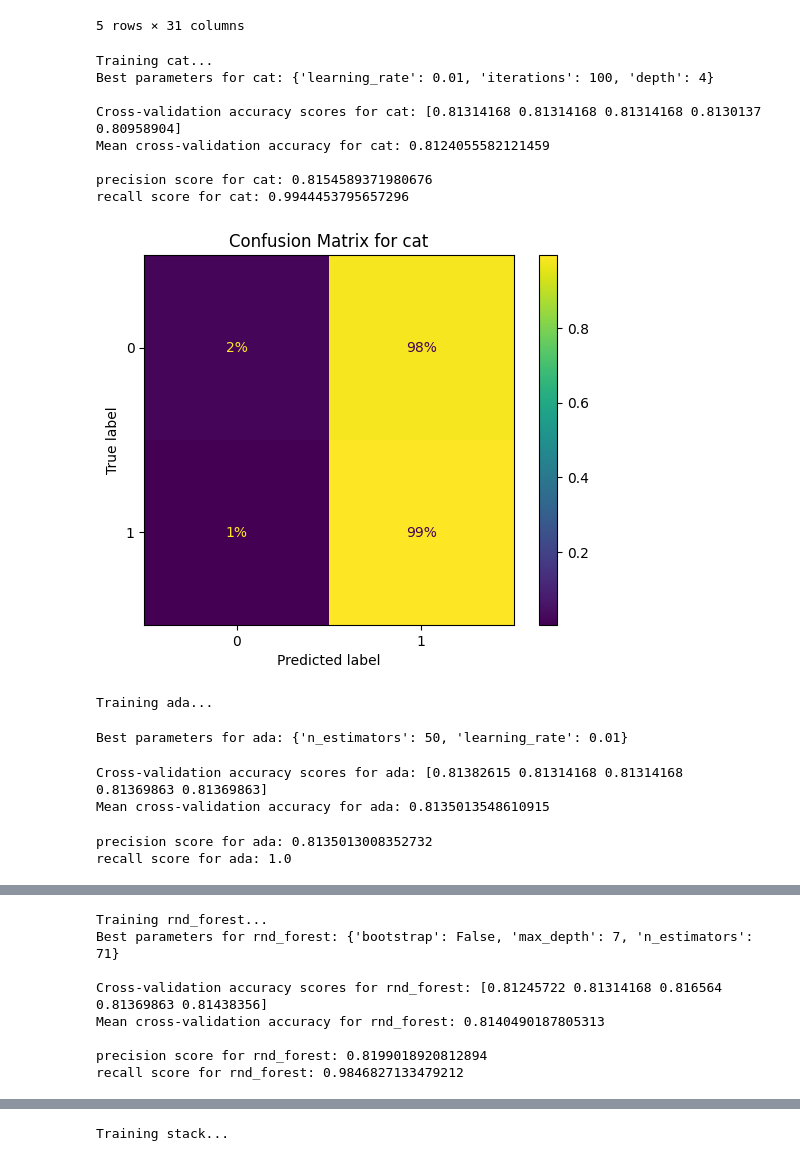
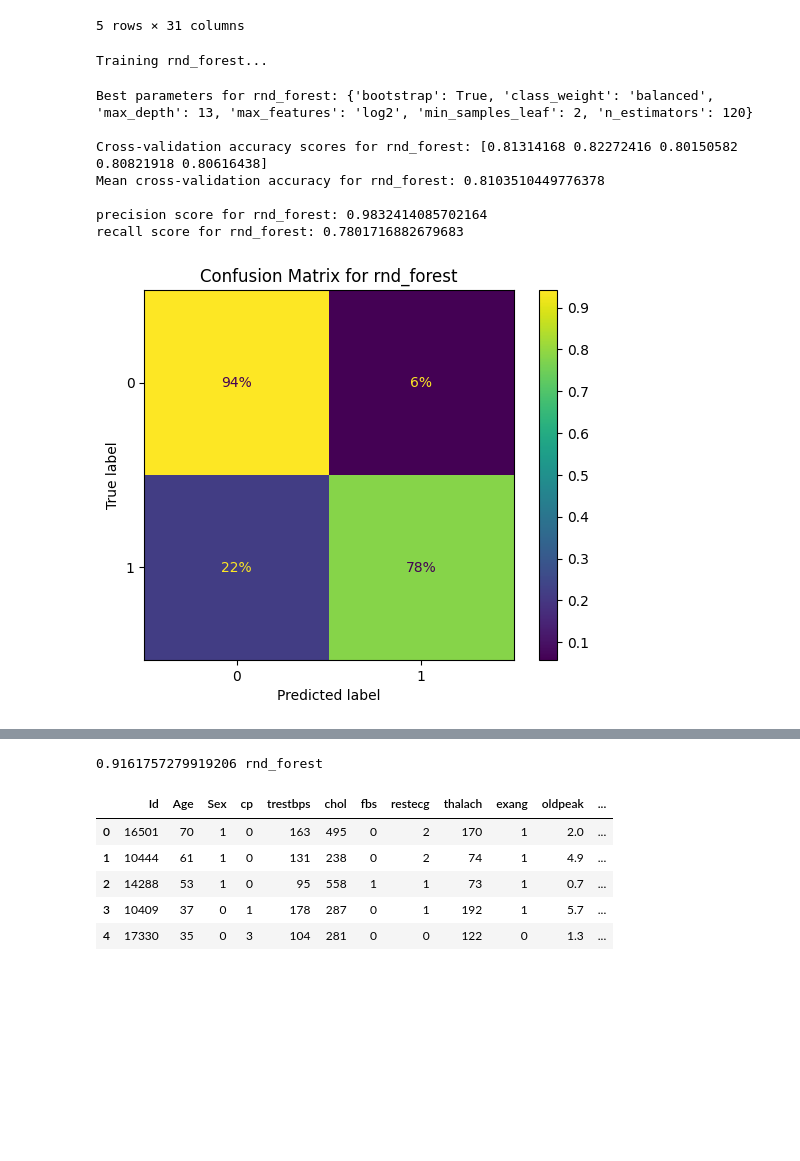
Before and after one commit to MorawoLekanDavid/ML_projects, a Jupyter notebook: heartDpred.ipynb, the cells around one changed output, grey strips where cells are left out. Saved outputs shown, nothing was run; the diff lists cells and outputs as text; code cells hidden in the pictures; blank space fills up the shorter version.

```diff
--- a/heartDpred.ipynb
+++ b/heartDpred.ipynb
@@ -337,3 +271,29 @@ param_distributions = {
+# %%
+from scipy.stats import randint, uniform
+
+cv_folds = 5
+n_iter_search = 10
+
+# Define hyperparameter space for RandomForestClassifier
+rf_param_distributions = {
+    'n_estimators': randint(100, 300),          # Fewer trees for faster performance
+    'max_depth': randint(3, 15),                # Shallower trees prevent overfitting
+    'min_samples_leaf': randint(2, 5),          # Larger leaves reduce overfitting
+    'max_features': ['sqrt', 'log2'],           # Limiting number of features used per split
+    'bootstrap': [True],                        # Ensures diversity in trees by sampling
+    'class_weight': ['balanced']                # Adjust class weights for imbalance
+}
+# %%
+from sklearn.ensemble import RandomForestClassifier
+from catboost import CatBoostClassifier
+
+# Define your models
+models = {
+    'rnd_forest': RandomForestClassifier(random_state=42)
+}
+param_distributions = {
+    'rnd_forest': rf_param_distributions
+}
 # %%
 from sklearn.pipeline import Pipeline
 from sklearn.model_selection import RandomizedSearchCV, cross_val_score,cross_val_predict
@@ -353,49 +313,44 @@ for model_name, model in models.items():
     param_distributions=param_distributions[model_name],
     n_iter = n_iter_search ,
     cv = cv_folds,
+    scoring = 'f1',
     random_state=42
 )
 
     # Fit the RandomizedSearchCV
     model_random_search.fit(X_encoded, y)
 
     # Output best parameters for the model
     print(f"Best parameters for {model_name}: {model_random_search.best_params_}\n")
     # Get the best model
     best_model = model_random_search.best_estimator_
 
     # Perform cross-validation on the best model
     cv_scores = cross_val_score(best_model, X_encoded, y, cv=5, scoring='accuracy')
     print(f"Cross-validation accuracy scores for {model_name}: {cv_scores}")
     print(f"Mean cross-validation accuracy for {model_name}: {cv_scores.mean()}\n")
     # Predict on the test set using the best model
     y_pred = cross_val_predict(best_model, X_encoded, y, cv=5)
 
     precision = precision_score(y, y_pred)
     print(f"precision score for {model_name}: {precision}")
 
     recall = recall_score(y, y_pred)
     print(f"recall score for {model_name}: {recall}")
 
      # Store the recall score
     model_recall_scores[model_name] = recall
      # Display the confusion matrix
     ConfusionMatrixDisplay.from_predictions(y, y_pred, normalize="true", values_format=".0%")
     plt.title(f'Confusion Matrix for {model_name}')
     plt.show()
 # %% [output]
-Training cat...
-Best parameters for cat: {'learning_rate': 0.01, 'iterations': 100, 'depth': 4}
-
-Cross-validation accuracy scores for cat: [0.81314168 0.81314168 0.81314168 0.8130137  0.80958904]
-Mean cross-validation accuracy for cat: 0.8124055582121459
-
-precision score for cat: 0.8154589371980676
-recall score for cat: 0.9944453795657296
+Training rnd_forest...
+Best parameters for rnd_forest: {'bootstrap': True, 'class_weight': 'balanced', 'max_depth': 13, 'max_features': 'log2', 'min_samples_leaf': 2, 'n_estimators': 120}
+
+Cross-validation accuracy scores for rnd_forest: [0.81314168 0.82272416 0.80150582 0.80821918 0.80616438]
+Mean cross-validation accuracy for rnd_forest: 0.8103510449776378
+
+precision score for rnd_forest: 0.9832414085702164
+recall score for rnd_forest: 0.7801716882679683
-[figure, old version]
+[figure, new version]
-Training ada...
-Best parameters for ada: {'n_estimators': 50, 'learning_rate': 0.01}
-Cross-validation accuracy scores for ada: [0.81382615 0.81314168 0.81314168 0.81369863 0.81369863]
-Mean cross-validation accuracy for ada: 0.8135013548610915
-precision score for ada: 0.8135013008352732
-recall score for ada: 1.0
@@ -403,8 +356,0 @@ recall score for ada: 1.0
-Training rnd_forest...
-Best parameters for rnd_forest: {'bootstrap': False, 'max_depth': 7, 'n_estimators': 71}
-
-Cross-validation accuracy scores for rnd_forest: [0.81245722 0.81314168 0.816564   0.81369863 0.81438356]
-Mean cross-validation accuracy for rnd_forest: 0.8140490187805313
-
-precision score for rnd_forest: 0.8199018920812894
-recall score for rnd_forest: 0.9846827133479212
@@ -421 +357,19 @@ recall score for xgb: 0.8857094765191045
-Training stack...
+# %%
+# Select the model with the highest recall
+best_model_name = max(model_recall_scores, key=model_recall_scores.get)
+best_recall = model_recall_scores[best_model_name]
+print(best_recall,best_model_name)
+# %% [output]
+0.9161757279919206 rnd_forest
+# %%
+filepath = '/content/heart disease/Test Dataset.csv'
+X_test = pd.read_csv(filepath)
+X_test = X_test.rename(columns={'age': 'Age', 'sex': 'Sex','id': 'Id'})
+X_test.head()
+# %% [output]
+|  | Id | Age | Sex | cp | trestbps | chol | fbs | restecg | thalach | exang | oldpeak | ... |
+| 0 | 16501 | 70 | 1 | 0 | 163 | 495 | 0 | 2 | 170 | 1 | 2.0 | ... |
+| 1 | 10444 | 61 | 1 | 0 | 131 | 238 | 0 | 2 | 74 | 1 | 4.9 | ... |
+| 2 | 14288 | 53 | 1 | 0 | 95 | 558 | 1 | 1 | 73 | 1 | 0.7 | ... |
+| 3 | 10409 | 37 | 0 | 1 | 178 | 287 | 0 | 1 | 192 | 1 | 5.7 | ... |
+| 4 | 17330 | 35 | 0 | 3 | 104 | 281 | 0 | 0 | 122 | 0 | 1.3 | ... |
```
Also changed, not shown: parts of 8 cells of this notebook.
